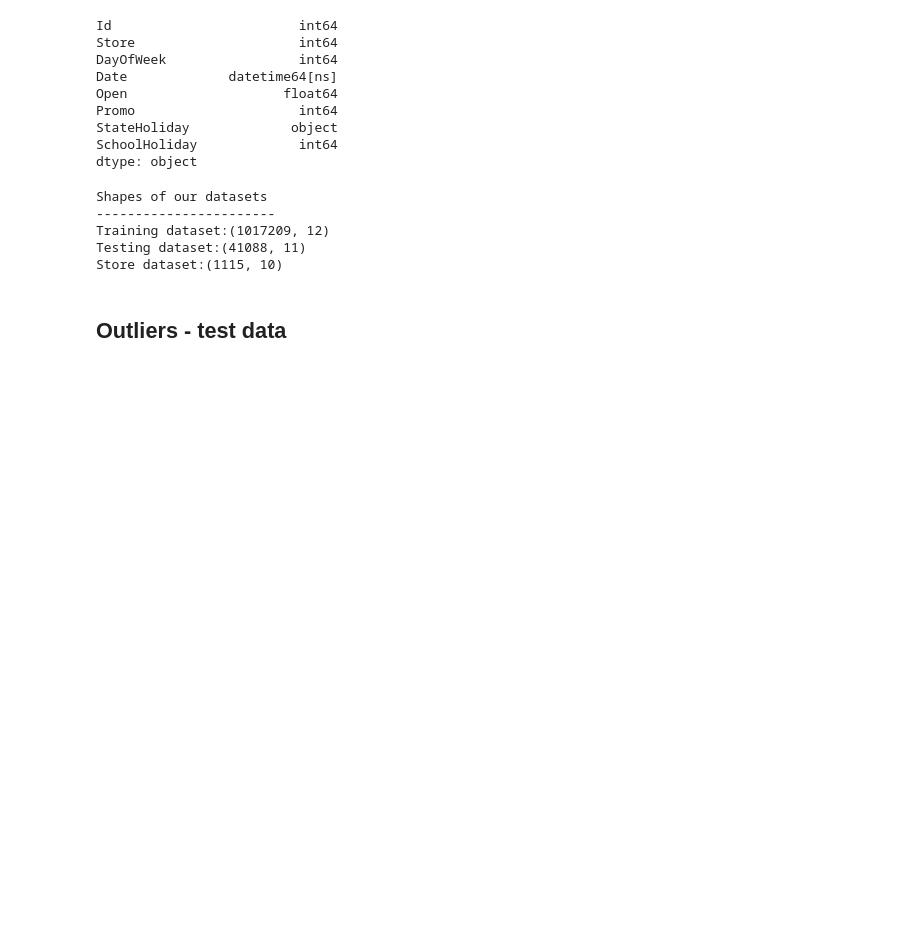
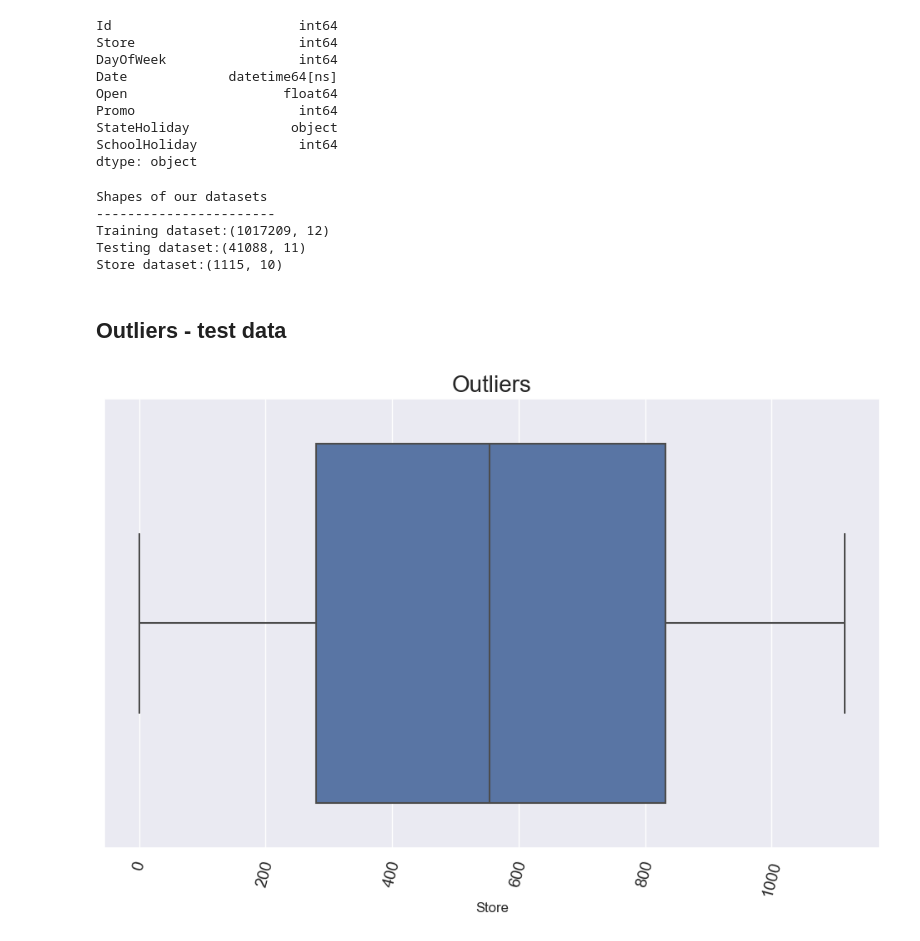
Before and after one commit to HenokD11/SalesPrediction, a Jupyter notebook: notebooks/preprocessing.ipynb, the cells around one changed output. Cells and saved outputs as stored; diff of their text form; code cells hidden in the pictures; blank space fills up the shorter version.

```diff
--- a/notebooks/preprocessing.ipynb
+++ b/notebooks/preprocessing.ipynb
@@ -311,3 +312,7 @@ Testing dataset:(41088, 11)
 Store dataset:(1115, 10)
 # %% [markdown]
 ## Outliers - test data
+# %%
+exploration.plot_box(test_data, 'Store', 'Outliers')
+# %% [output]
+[figure, added]
```
Also changed, not shown: parts of 6 cells of this notebook.
